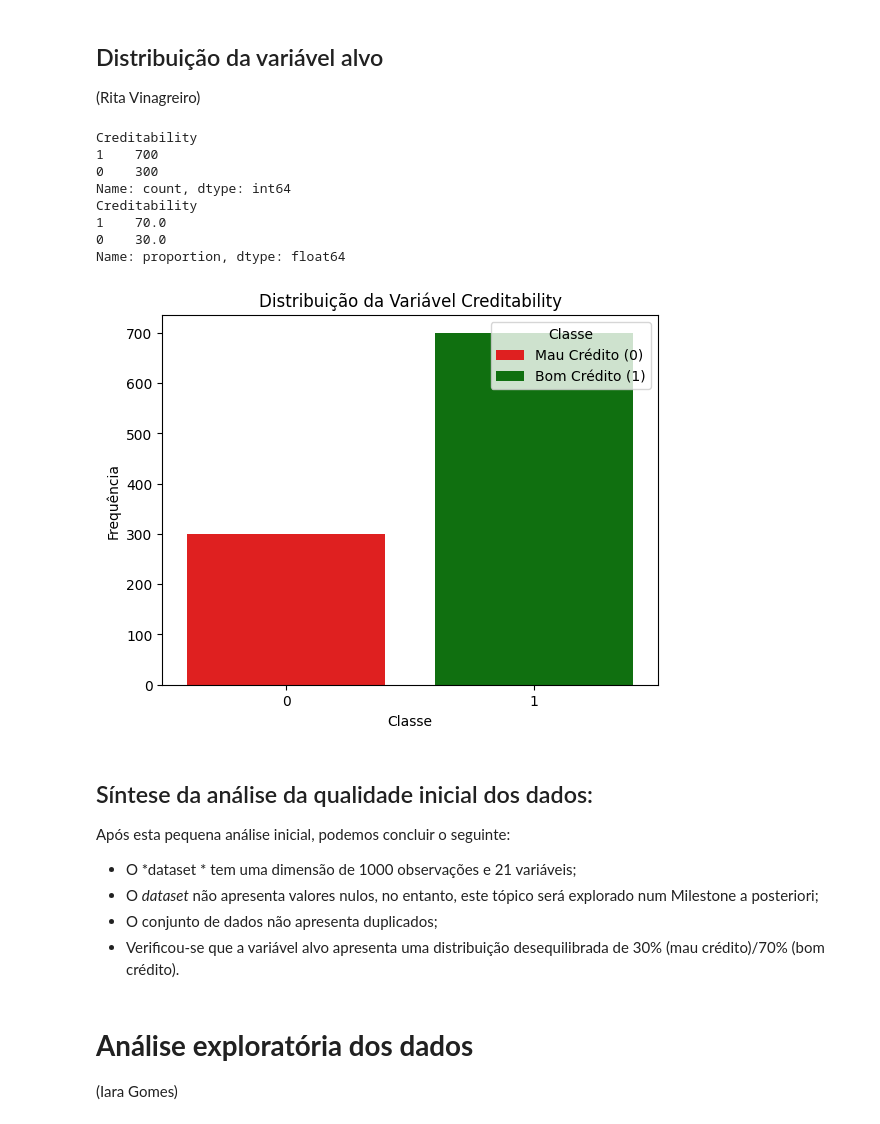
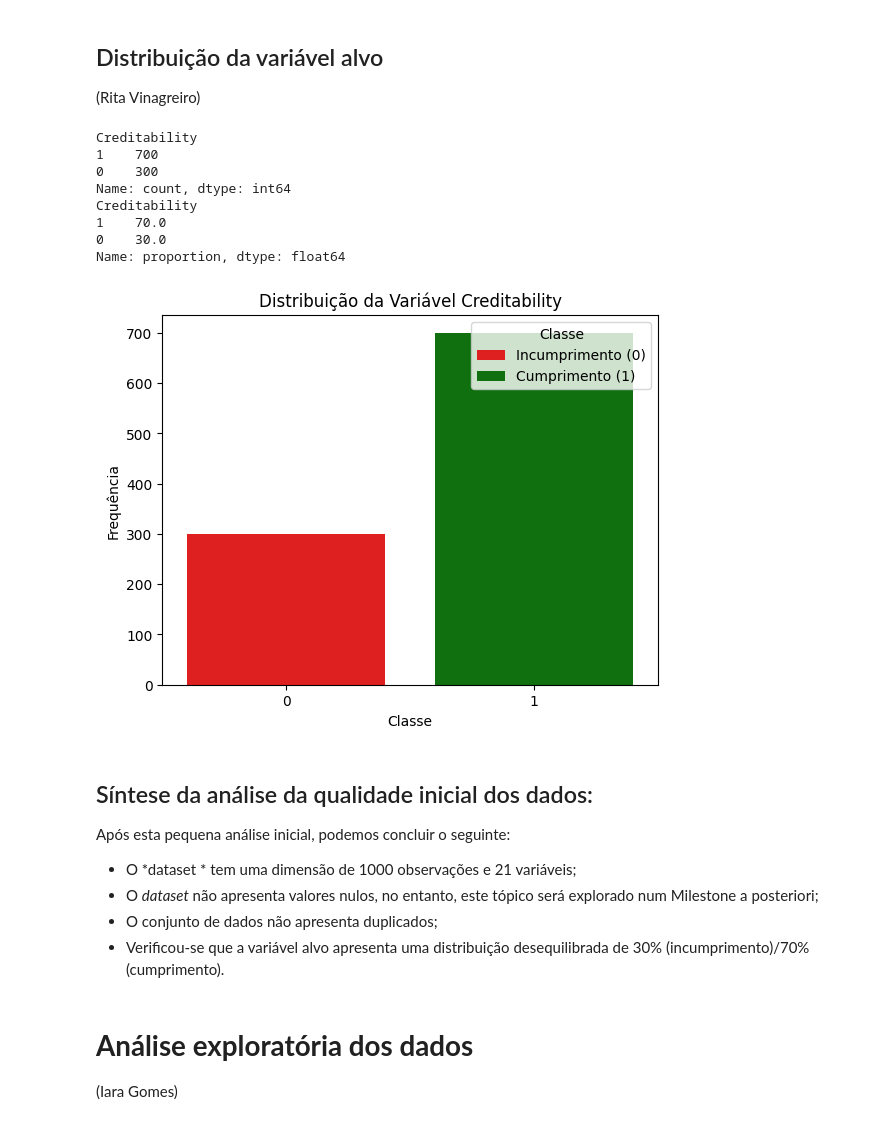
Before and after one commit to ritavinagreiro/projeto-cd-grupo5, a Jupyter notebook: notebooks/1.0_eda_limpeza.ipynb, the cells around one changed output. Cells and saved outputs as stored; diff of their text form; code cells hidden in the pictures.

```diff
--- a/notebooks/1.0_eda_limpeza.ipynb
+++ b/notebooks/1.0_eda_limpeza.ipynb
@@ -150,42 +151,42 @@ import matplotlib.pyplot as plt
 import seaborn as sns
 
 sns.countplot(
     x='Creditability',
     data=df,
     hue='Creditability',
     palette={0: 'red', 1: 'green'},
     legend=False
 )
 
 plt.title('Distribuição da Variável Creditability')
 plt.xlabel('Classe')
 plt.ylabel('Frequência')
 
 # Legenda lateral manual
 plt.legend(
     title='Classe',
-    labels=['Mau Crédito (0)', 'Bom Crédito (1)'],
+    labels=['Incumprimento (0)', 'Cumprimento (1)'],
     loc='upper right'
 )
 
 plt.show()
 # %% [output]
 Creditability
 1    700
 0    300
 Name: count, dtype: int64
 Creditability
 1    70.0
 0    30.0
 Name: proportion, dtype: float64
-[figure, old version]
+[figure, new version]
 # %% [markdown]
 ## Síntese da análise da qualidade inicial dos dados:
 Após esta pequena análise inicial, podemos concluir o seguinte:
 * O *dataset * tem uma dimensão de 1000 observações e 21 variáveis;
 * O *dataset* não apresenta valores nulos, no entanto, este tópico será explorado num Milestone a posteriori;
 * O conjunto de dados não apresenta duplicados;
-* Verificou-se que a variável alvo apresenta uma distribuição desequilibrada de 30% (mau crédito)/70% (bom crédito).
+* Verificou-se que a variável alvo apresenta uma distribuição desequilibrada de 30% (incumprimento)/70% (cumprimento).
 # %% [markdown]
 # **Análise exploratória dos dados**
 (Iara Gomes)
```
Also changed, not shown: parts of 3 cells of this notebook.
